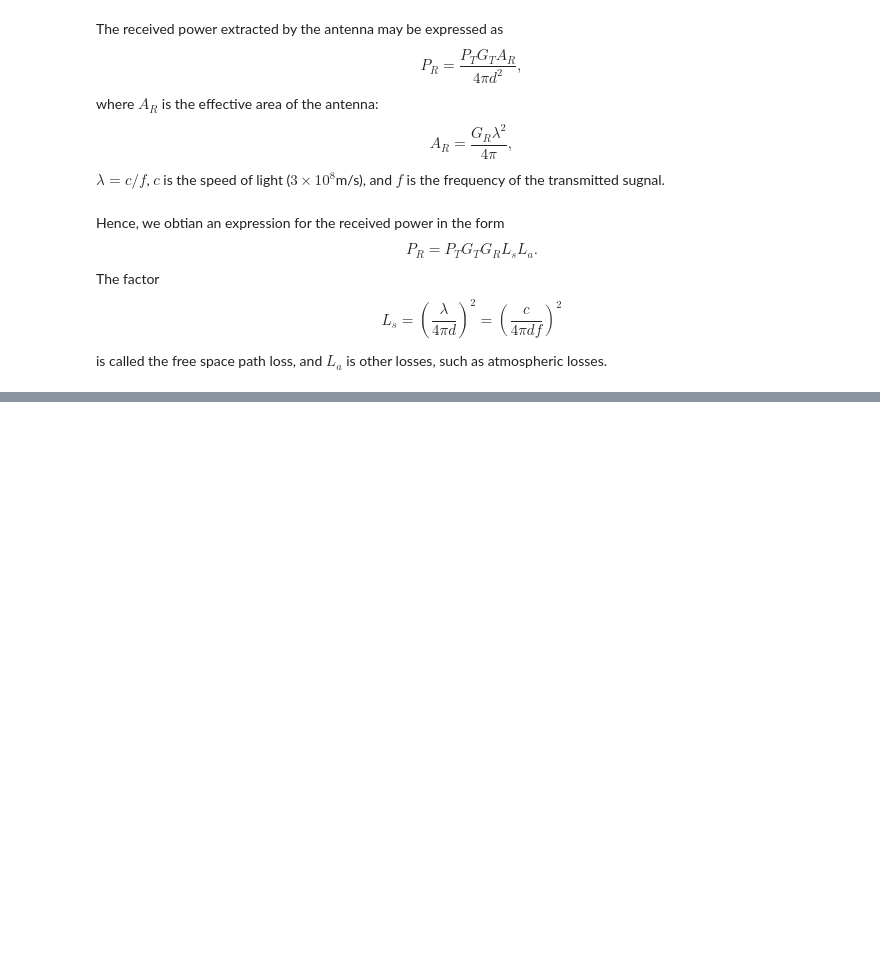
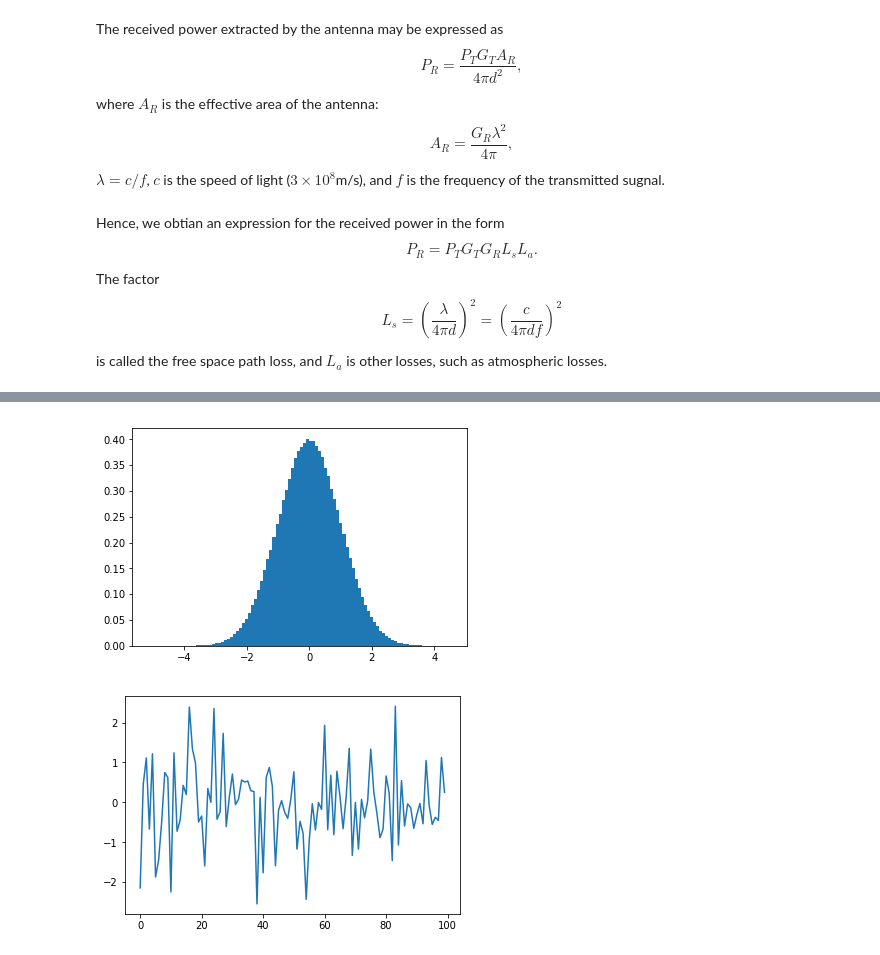
Before and after one commit to lishengxiangzz/lishengxiangzz.github.io, a Jupyter notebook: notes.ipynb, the cells around one changed output, grey strips where cells are left out. Saved outputs shown, nothing was run; the diff lists cells and outputs as text; code cells hidden in the pictures; blank space fills up the shorter version.

```diff
--- a/notes.ipynb
+++ b/notes.ipynb
@@ -55,0 +96,11 @@ is called the free space path loss, and $L_a$ is other losses, such as atmospher
+# %%
+noise = np.random.normal(0,1,1000000)
+
+plt.hist(noise, 100, normed=True)
+plt.show()
+
+plt.plot(np.random.randn(100))
+plt.show()
+# %% [output]
+[figure, added]
+[figure, added]
```
Also changed, not shown: parts of 5 cells of this notebook, 2 other files.
